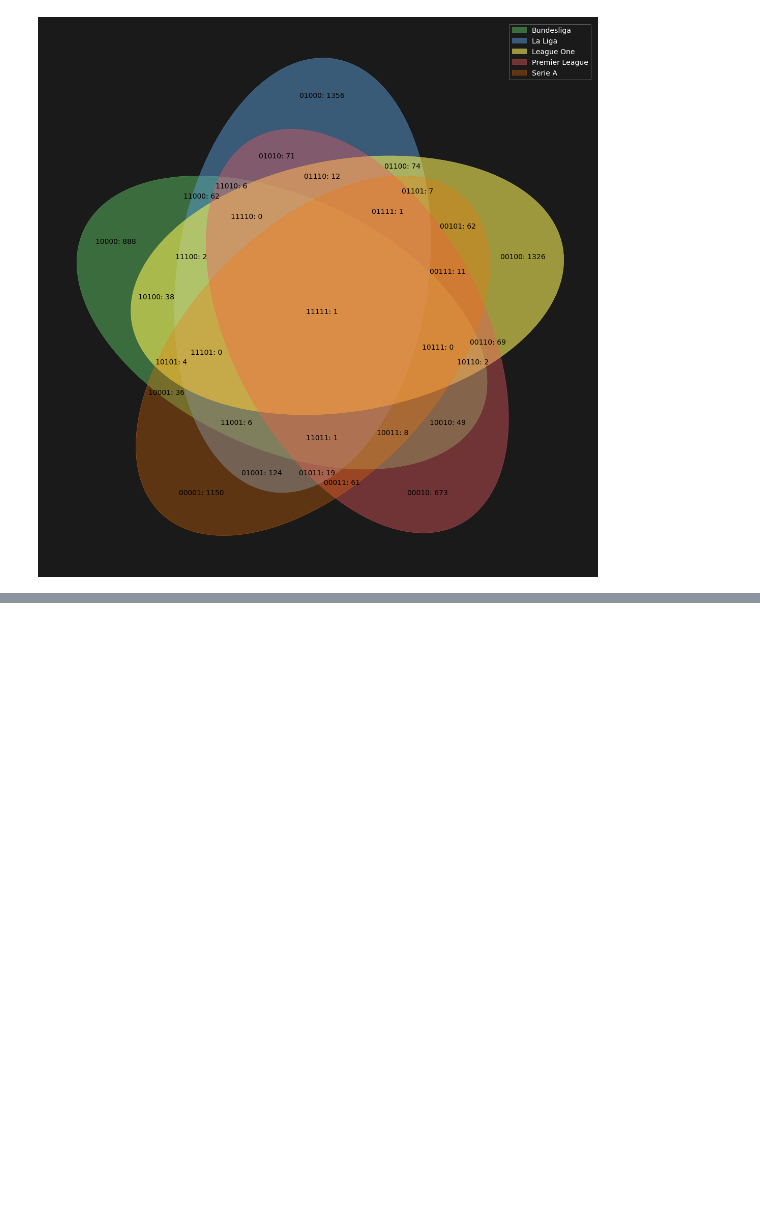
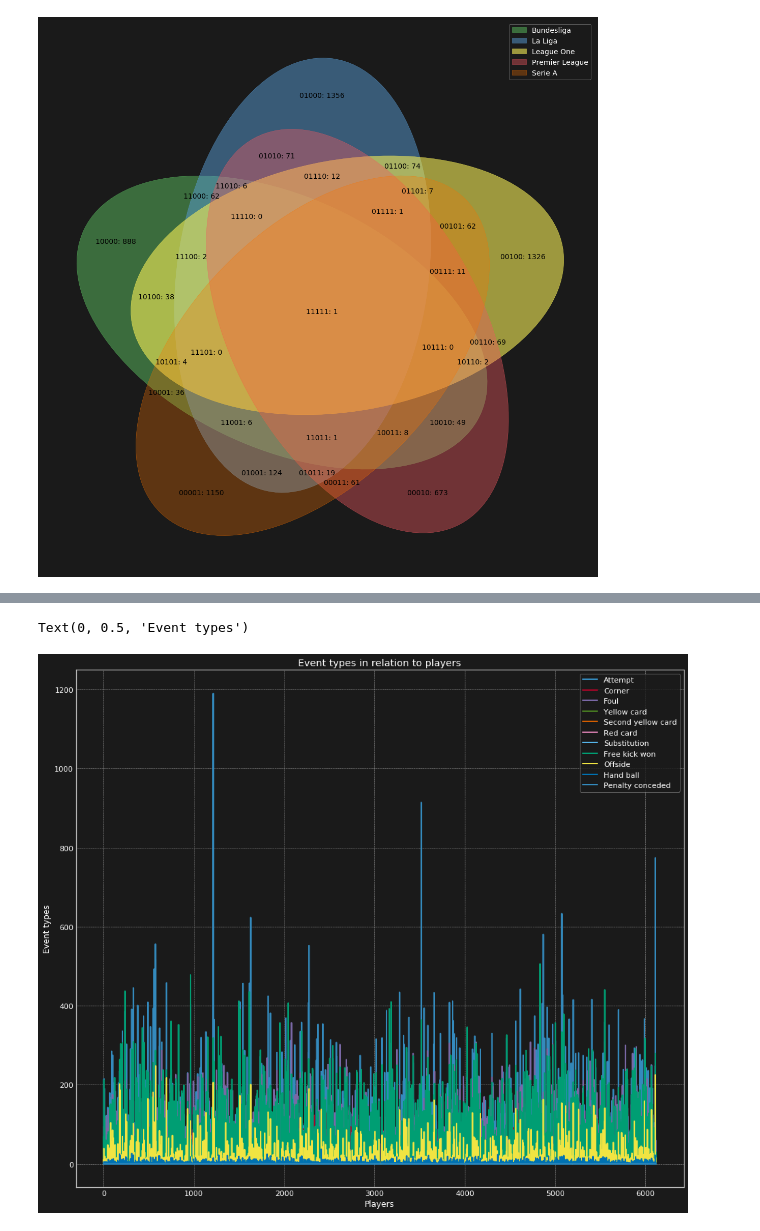
Before and after one commit to knaggita/Football-Dataset-Analysis, a Jupyter notebook: Football_Dataset_Analysis-v1.ipynb, the cells around one changed output, grey strips where cells are left out. Cells and saved outputs as stored; diff of their text form; code cells hidden in the pictures; blank space fills up the shorter version.

```diff
--- a/Football_Dataset_Analysis-v1.ipynb
+++ b/Football_Dataset_Analysis-v1.ipynb
@@ -725,0 +449,5 @@ metrics.balanced_accuracy_score(expected, predicted)
+# %%
+players_events = pd.DataFrame(df_events.groupby('player').event_type.value_counts()).drop(['UNK'])
+players_assist_methods = pd.DataFrame(df_events.groupby('player').assist_method.value_counts()).drop(['UNK'])
+players_body_part = pd.DataFrame(df_events.groupby('player').bodypart.value_counts()).drop(['UNK'])
+each_player_goals = pd.concat([player_no_goals, player_goals]).fillna(0).drop(['UNK'])
@@ -725,0 +456,24 @@ metrics.balanced_accuracy_score(expected, predicted)
+# %%
+def get_list(list_type, players_event_type):
+    col = list(list_type.values())
+    col.insert(0, "player")
+
+    player_list = pd.DataFrame(columns=(col))
+    players_body_part = players_event_type.drop(index='UNK', level=1)
+    players = players_body_part.index.unique(level=0)
+    for i in range(len(players)):
+        name = players[i]
+        parts = players_body_part.loc[players[i]].get(players_event_type.columns[0])
+        all_e = []
+        for l in range(len(list_type.values())):
+            if list(list_type.values())[l] not in parts:
+                parts[list(list_type.values())[l]] = 0
+            all_e.append(parts[list(list_type.values())[l]])
+        all_e.insert(0, name)
+        player_list.loc[i] =  all_e
+    return player_list
+# %%
+all_players_body_parts = get_list(bodyparts, players_body_part)
+all_players_event_types =  get_list(event_types, players_events)
+all_players_assist_methods = get_list(assist_methods, players_assist_methods)
+all_players_goals = each_player_goals
@@ -725,0 +490,8 @@ metrics.balanced_accuracy_score(expected, predicted)
+# %%
+ax = all_players_event_types.plot(figsize = [16,14], title = 'Event types in relation to players')
+
+ax.set_xlabel('Players', size =12)
+ax.set_ylabel('Event types', size =12)
+# %% [output]
+Text(0, 0.5, 'Event types')
+[figure, added]
```
Also changed, not shown: parts of 68 cells of this notebook.
